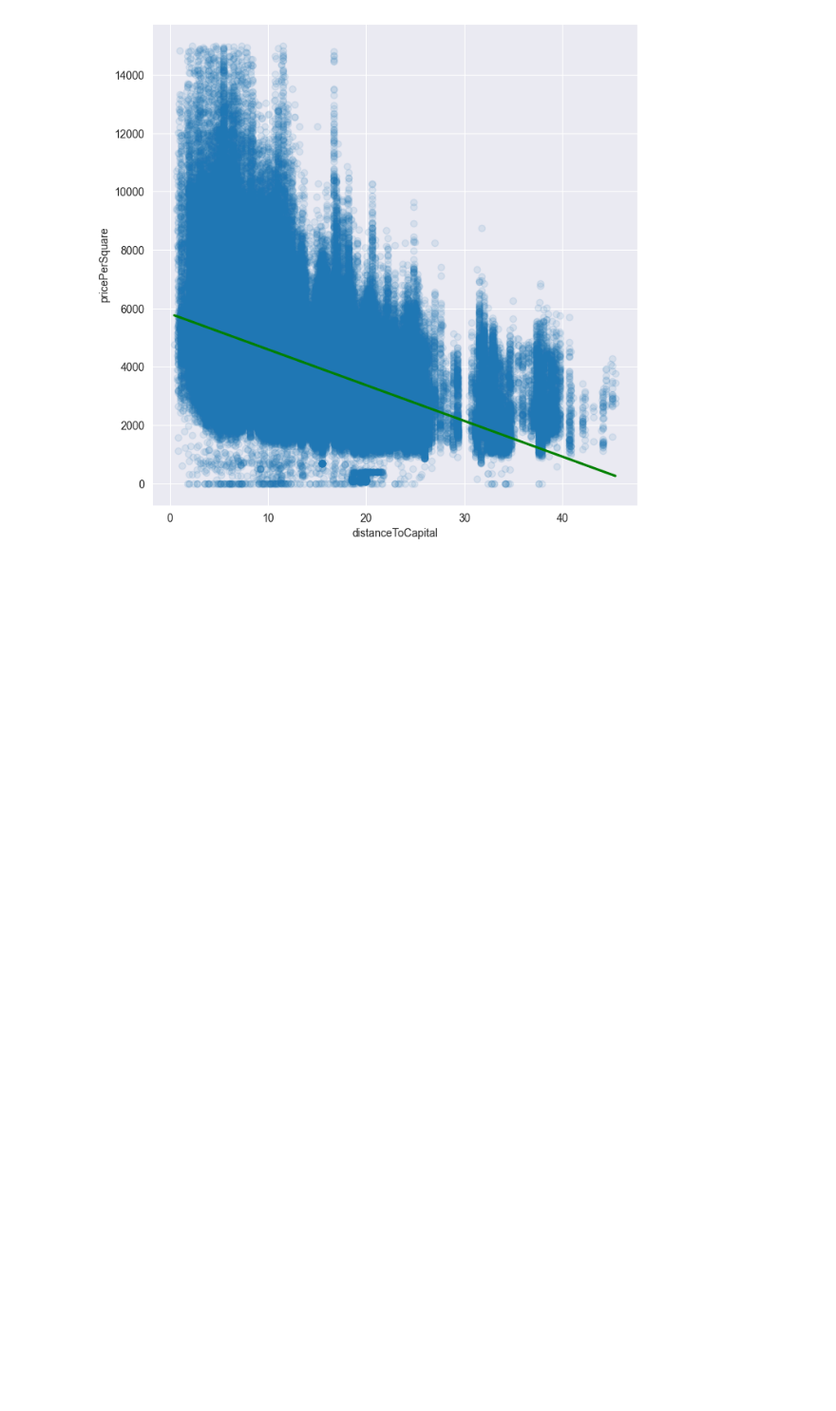
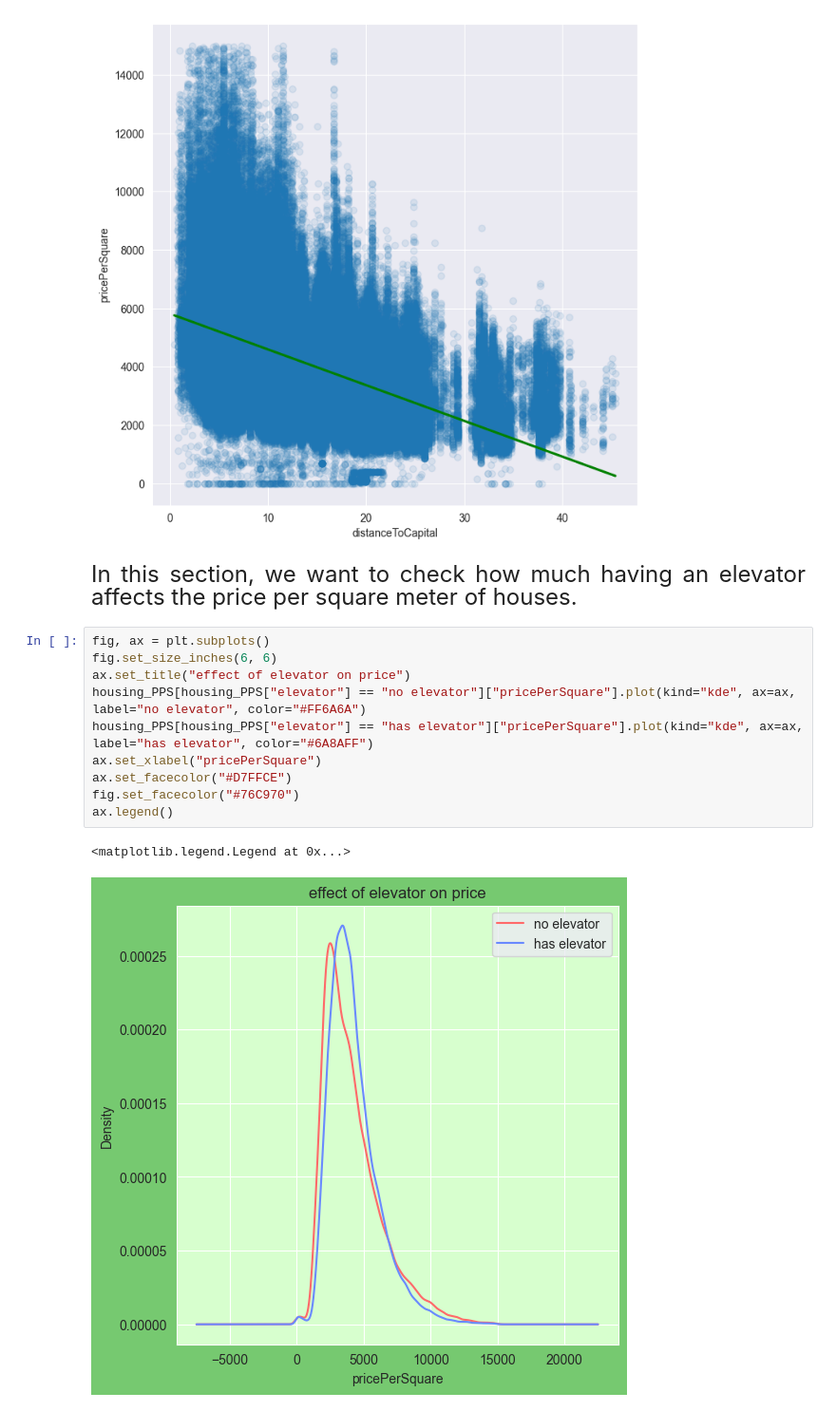
Before and after one commit to Estaheri7/Beijing-Housing-Analysis, a Jupyter notebook: src/housing_analysis.ipynb, the cells around one changed output. Shown at 95% size. Drawn from its saved outputs; the diff is of its cells as text; blank space fills up the shorter version.

Commit message:
add plot of effect of elevator on price

```diff
--- a/src/housing_analysis.ipynb
+++ b/src/housing_analysis.ipynb
@@ -492,3 +492,22 @@ sns.regplot(ax = ax, data = housing_PPS, x = 'distanceToCapital', y = 'pricePerS
             line_kws={'color':'green'}, scatter_kws= {'alpha': 0.1});
 # %% [output]
 [figure]
+# %% [markdown]
+<p dir=rtl style="direction: rtl;text-align: justify;line-height:200%;font-family:vazir;font-size:medium">
+<font face="vazir" size=5>
+In this section, we want to check how much having an elevator affects the price per square meter of houses.
+</font>
+</p>
+# %%
+fig, ax = plt.subplots()
+fig.set_size_inches(6, 6)
+ax.set_title("effect of elevator on price")
+housing_PPS[housing_PPS["elevator"] == "no elevator"]["pricePerSquare"].plot(kind="kde", ax=ax, label="no elevator", color="#FF6A6A")
+housing_PPS[housing_PPS["elevator"] == "has elevator"]["pricePerSquare"].plot(kind="kde", ax=ax, label="has elevator", color="#6A8AFF")
+ax.set_xlabel("pricePerSquare")
+ax.set_facecolor("#D7FFCE")
+fig.set_facecolor("#76C970")
+ax.legend()
+# %% [output]
+<matplotlib.legend.Legend at 0x...>
+[figure, added]
```
Also changed, not shown: parts of 1 cell of this notebook.
